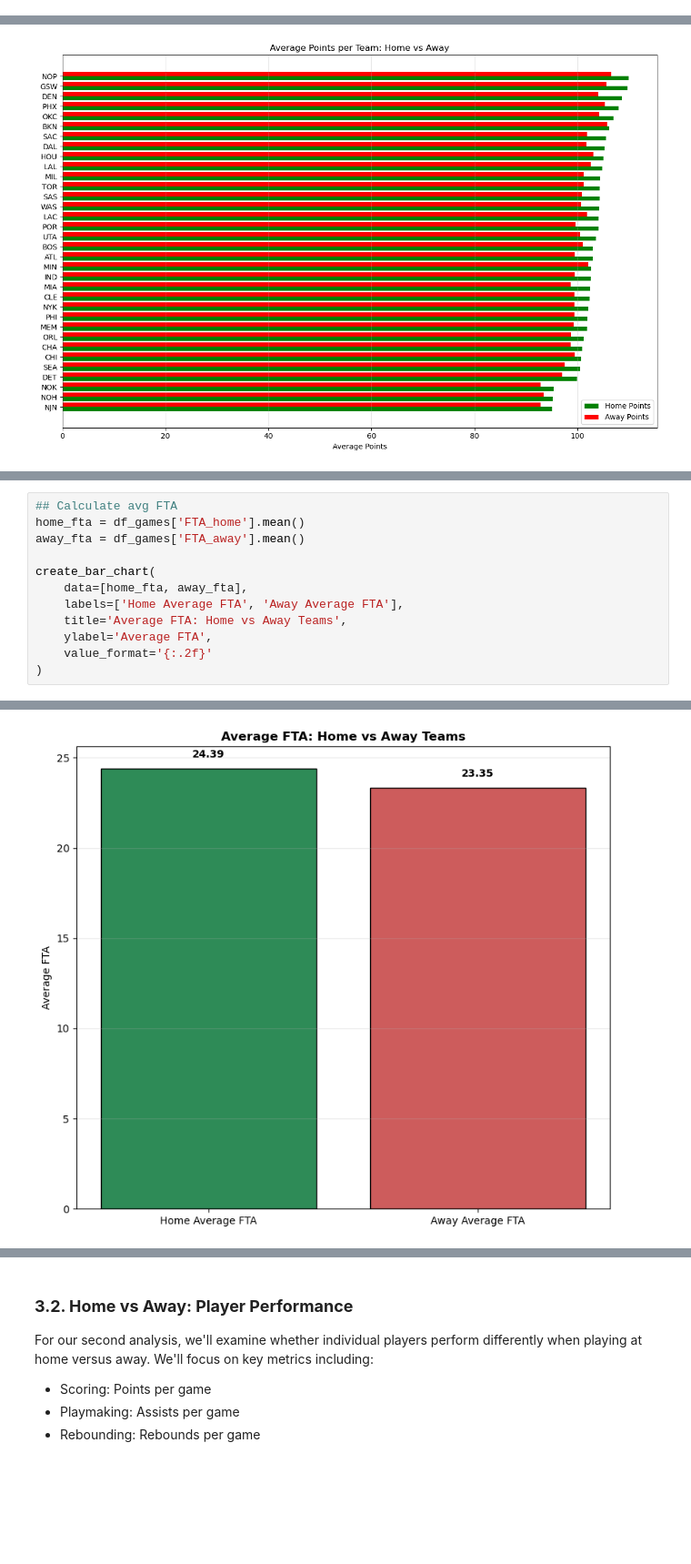
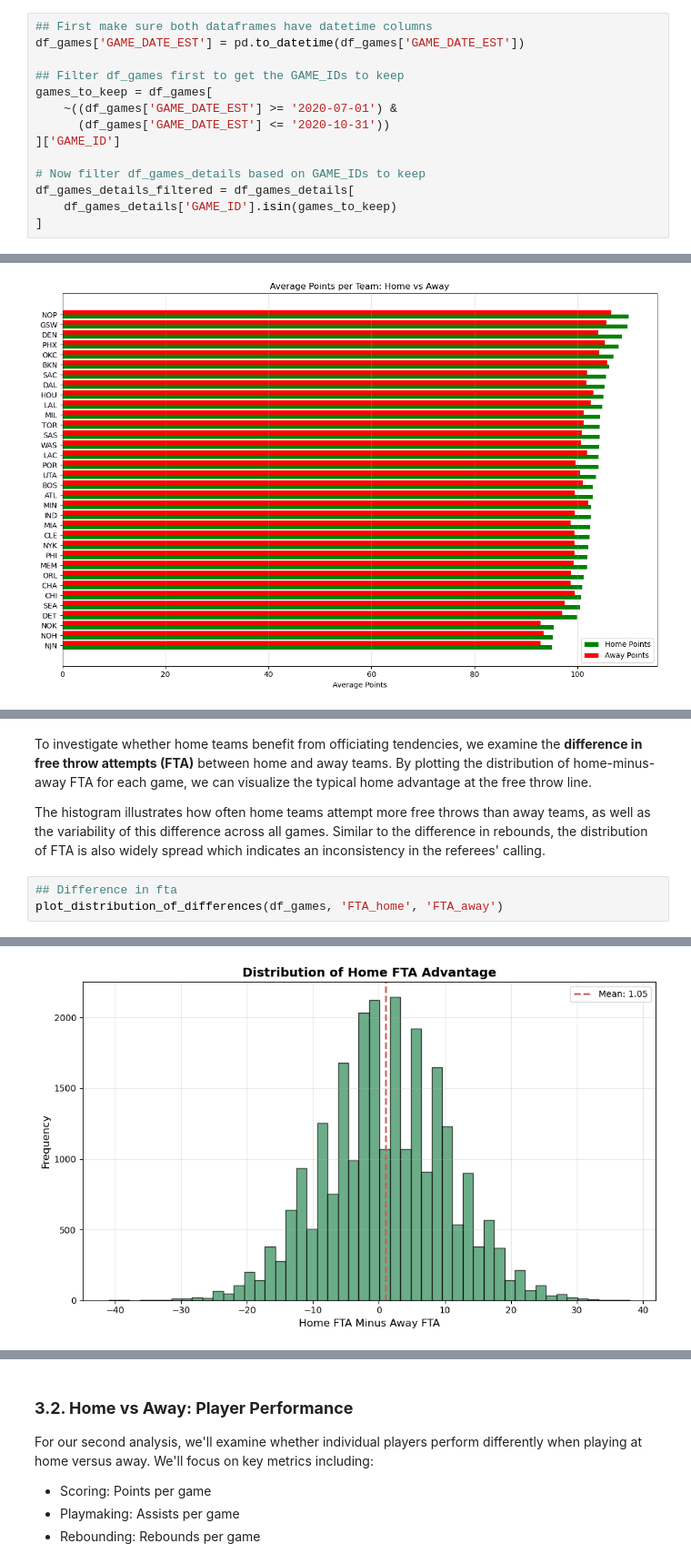
Before and after one commit to joshuanicoo/DATA100-EDA-Finals, a Jupyter notebook: main.ipynb, the cells around one changed output, grey strips where cells are left out. Shown at 91% size. Drawn from its saved outputs; the diff is of its cells as text; blank space fills up the shorter version.

```diff
--- a/main.ipynb
+++ b/main.ipynb
@@ -225,3 +235,17 @@ df_games_details: ['GAME_ID', 'TEAM_ID', 'TEAM_ABBREVIATION', 'PLAYER_ID', 'PLAY
+# %%
+## First make sure both dataframes have datetime columns
+df_games['GAME_DATE_EST'] = pd.to_datetime(df_games['GAME_DATE_EST'])
+
+## Filter df_games first to get the GAME_IDs to keep
+games_to_keep = df_games[
+    ~((df_games['GAME_DATE_EST'] >= '2020-07-01') &
+      (df_games['GAME_DATE_EST'] <= '2020-10-31'))
+]['GAME_ID']
+
+# Now filter df_games_details based on GAME_IDs to keep
+df_games_details_filtered = df_games_details[
+    df_games_details['GAME_ID'].isin(games_to_keep)
+]
 # %% [markdown]
 ### **2.2. Handling of Null Values**
 Second, we will check both data frames for null values to assess data quality and determine the appropriate handling strategy for missing data.
@@ -901,13 +965,8 @@ In this section, we examine whether this belief holds true by analyzing the diff
+# %% [markdown]
+To investigate whether home teams benefit from officiating tendencies, we examine the **difference in free throw attempts (FTA)** between home and away teams. By plotting the distribution of home-minus-away FTA for each game, we can visualize the typical home advantage at the free throw line.
+
+The histogram illustrates how often home teams attempt more free throws than away teams, as well as the variability of this difference across all games. Similar to the difference in rebounds, the distribution of FTA is also widely spread which indicates an inconsistency in the referees' calling.
 # %%
-## Calculate avg FTA
-home_fta = df_games['FTA_home'].mean()
-away_fta = df_games['FTA_away'].mean()
-
-create_bar_chart(
-    data=[home_fta, away_fta],
-    labels=['Home Average FTA', 'Away Average FTA'],
-    title='Average FTA: Home vs Away Teams',
-    ylabel='Average FTA',
-    value_format='{:.2f}'
-)
+## Difference in fta
+plot_distribution_of_differences(df_games, 'FTA_home', 'FTA_away')
 # %% [output]
@@ -914 +974 @@ create_bar_chart(
-[figure, old version]
+[figure, new version]
```
Also changed, not shown: parts of 80 cells of this notebook, 3 other files.
